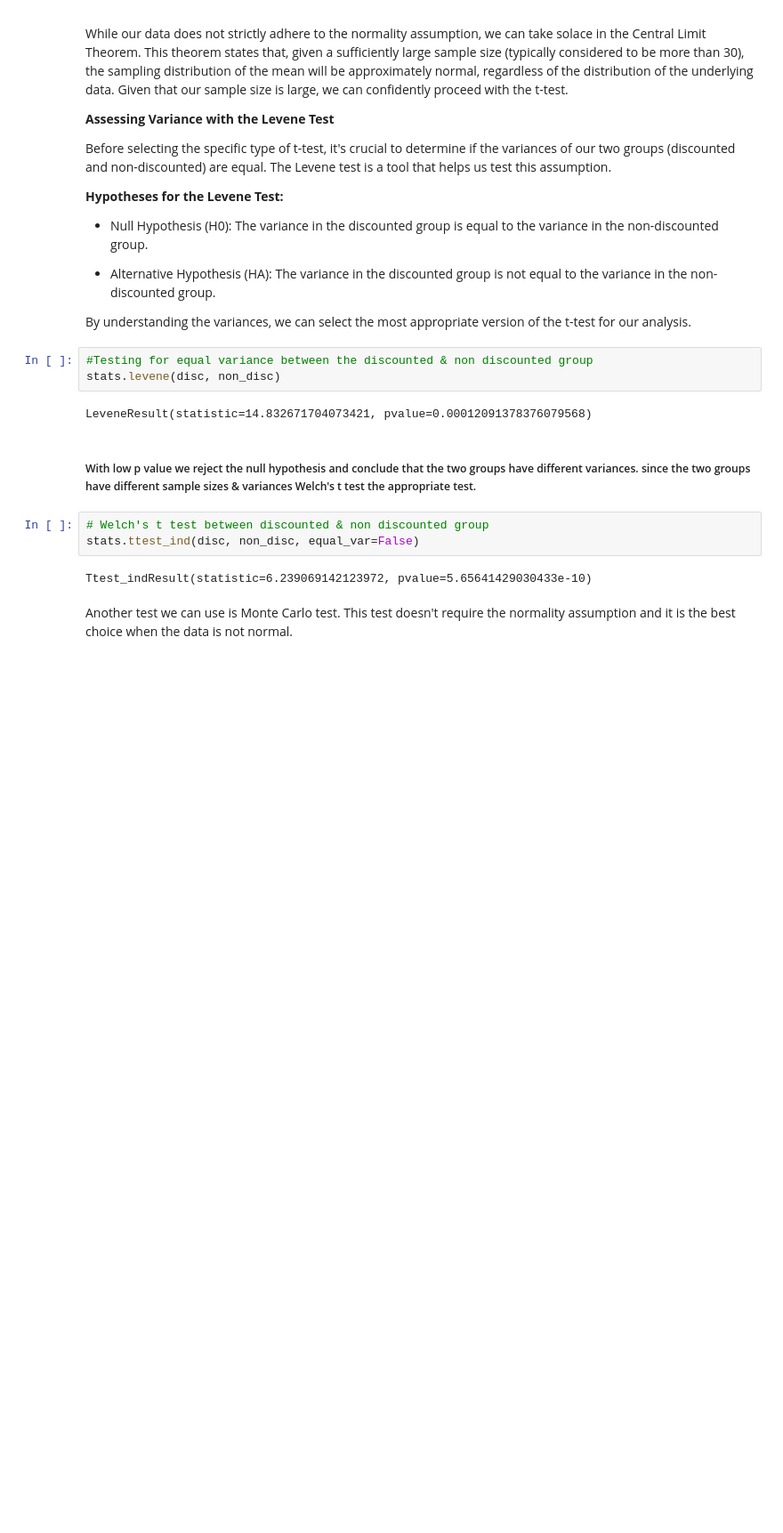
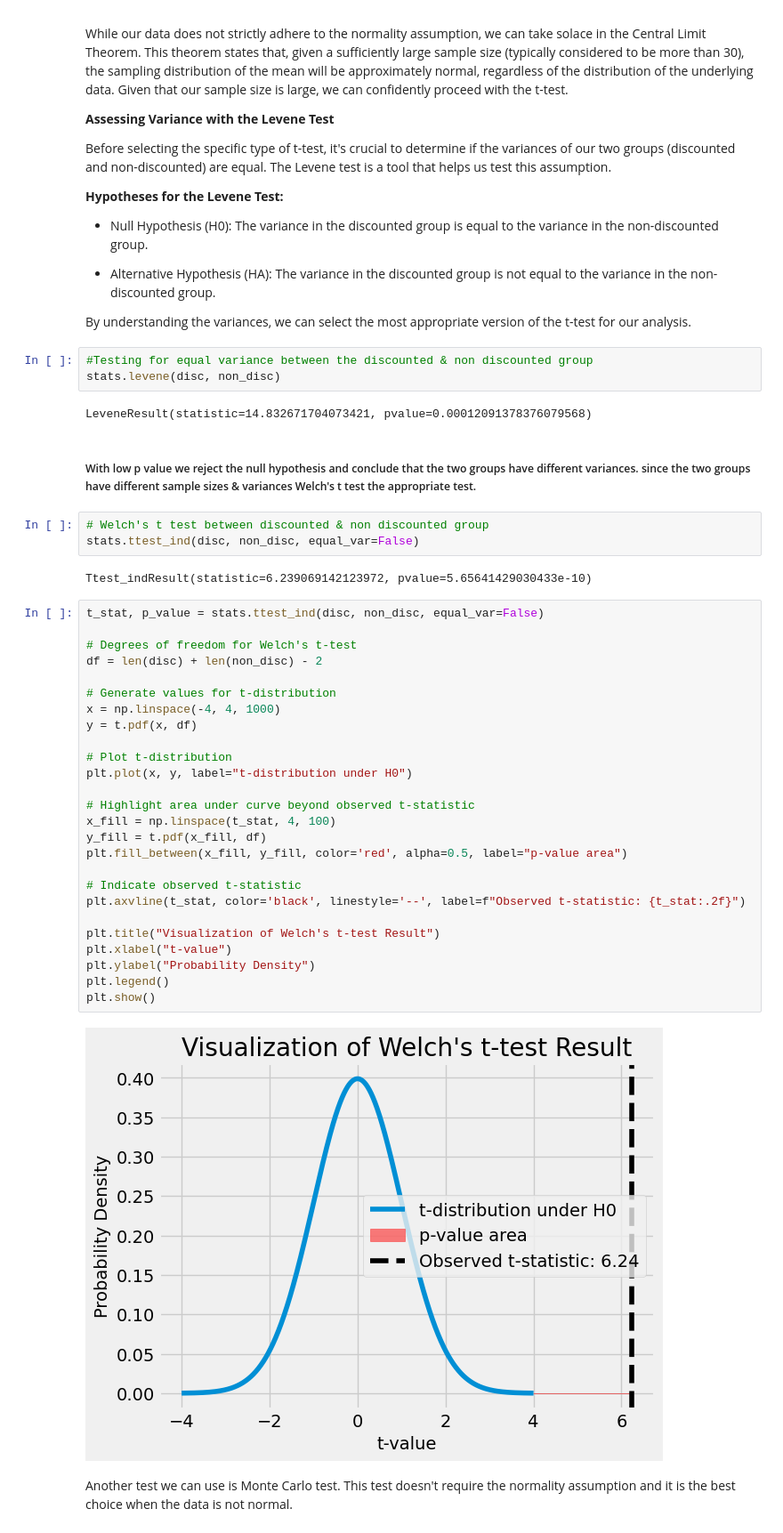
Before and after one commit to nani2357/Statistical-Analysis-on-Northwind-Sample-Database, a Jupyter notebook: Notebooks/hypothesis_testing.ipynb, the cells around one changed output. Shown: that part at 89% size. Saved outputs shown, nothing was run; the diff lists cells and outputs as text; blank space fills up the shorter version.

```diff
--- a/Notebooks/hypothesis_testing.ipynb
+++ b/Notebooks/hypothesis_testing.ipynb
@@ -567,5 +567,33 @@ LeveneResult(statistic=14.832671704073421, pvalue=0.00012091378376079568)
 stats.ttest_ind(disc, non_disc, equal_var=False)
 # %% [output]
 Ttest_indResult(statistic=6.239069142123972, pvalue=5.65641429030433e-10)
+# %%
+t_stat, p_value = stats.ttest_ind(disc, non_disc, equal_var=False)
+
+# Degrees of freedom for Welch's t-test
+df = len(disc) + len(non_disc) - 2
+
+# Generate values for t-distribution
+x = np.linspace(-4, 4, 1000)
+y = t.pdf(x, df)
+
+# Plot t-distribution
+plt.plot(x, y, label="t-distribution under H0")
+
+# Highlight area under curve beyond observed t-statistic
+x_fill = np.linspace(t_stat, 4, 100)
+y_fill = t.pdf(x_fill, df)
+plt.fill_between(x_fill, y_fill, color='red', alpha=0.5, label="p-value area")
+
+# Indicate observed t-statistic
+plt.axvline(t_stat, color='black', linestyle='--', label=f"Observed t-statistic: {t_stat:.2f}")
+
+plt.title("Visualization of Welch's t-test Result")
+plt.xlabel("t-value")
+plt.ylabel("Probability Density")
+plt.legend()
+plt.show()
+# %% [output]
+[figure, added]
 # %% [markdown]
 Another test  we can use is Monte Carlo test. This test doesn't require the normality assumption and it is the best choice when the data is not normal.
```
Also changed, not shown: parts of 5 cells of this notebook.
